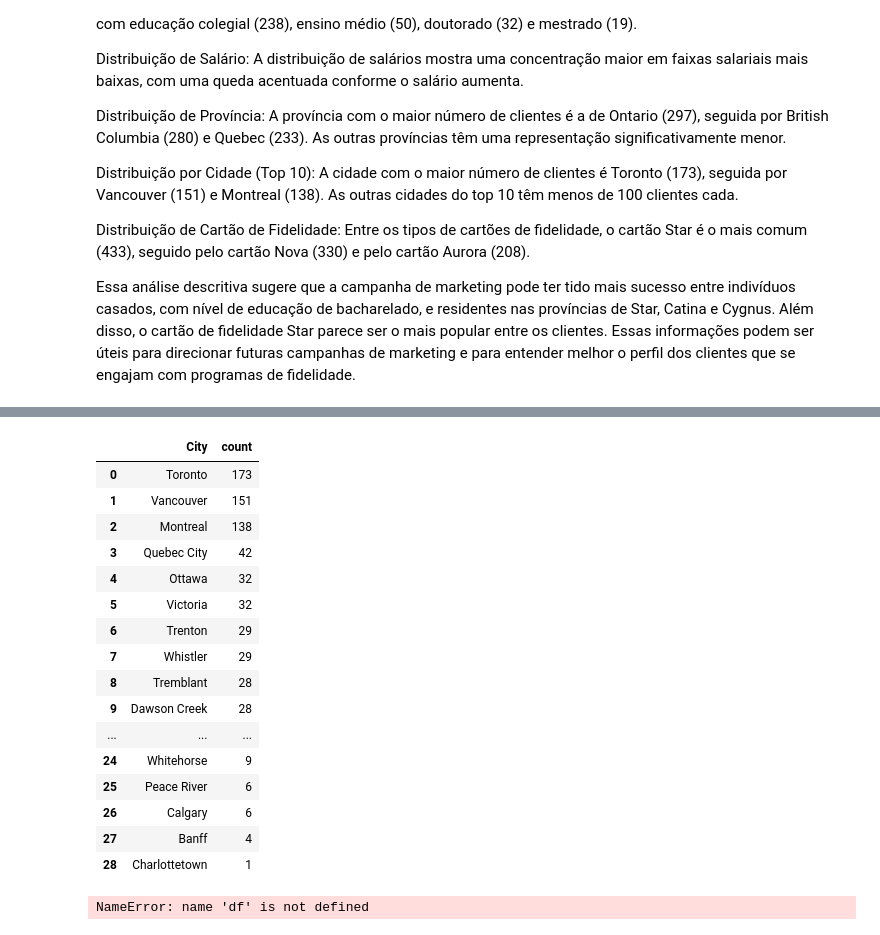
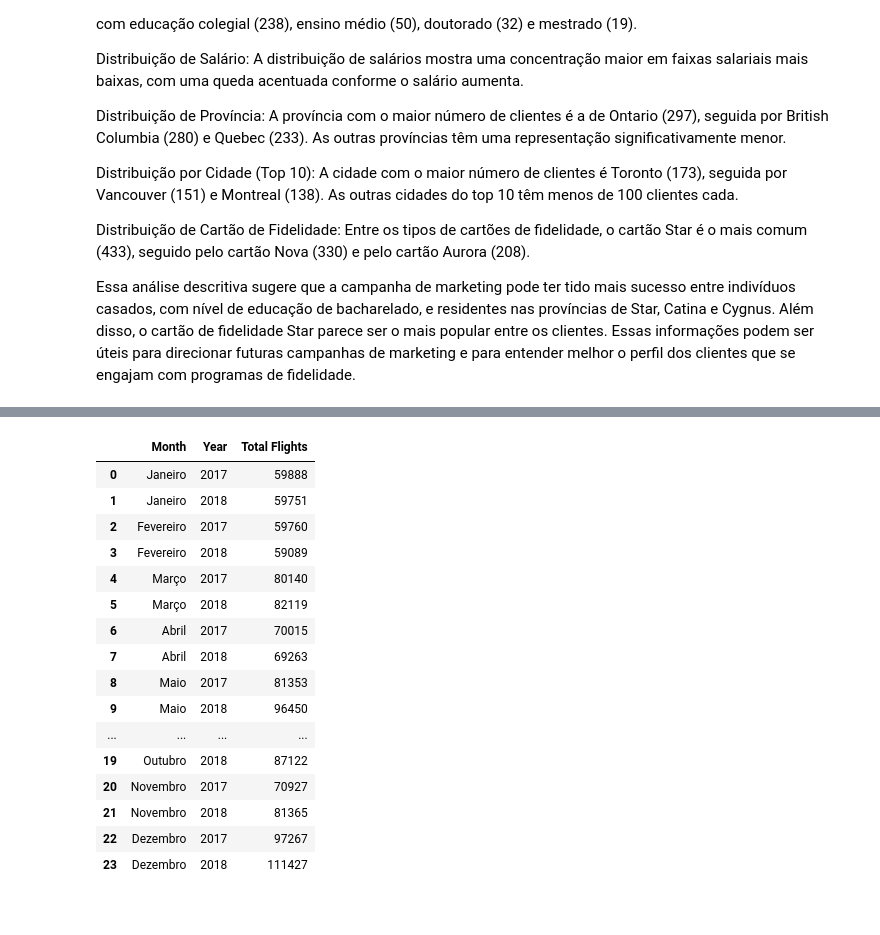
Before and after one commit to djalmarodriguess/Analise_Campanha_de_Marketing, a Jupyter notebook: main.ipynb, the cells around one changed output, grey strips where cells are left out. Cells and saved outputs as stored; diff of their text form; code cells hidden in the pictures.

```diff
--- a/main.ipynb
+++ b/main.ipynb
@@ -369,27 +353,28 @@ filtra_campanha
-# %%
-filtra_campanha['City'].value_counts().reset_index().sort_values(by = 'count', ascending = False)
-# %% [output]
-|  | City | count |
-| 0 | Toronto | 173 |
-| 1 | Vancouver | 151 |
-| 2 | Montreal | 138 |
-| 3 | Quebec City | 42 |
-| 4 | Ottawa | 32 |
-| 5 | Victoria | 32 |
-| 6 | Trenton | 29 |
-| 7 | Whistler | 29 |
-| 8 | Tremblant | 28 |
-| 9 | Dawson Creek | 28 |
-| ... | ... | ... |
-| 24 | Whitehorse | 9 |
-| 25 | Peace River | 6 |
-| 26 | Calgary | 6 |
-| 27 | Banff | 4 |
-| 28 | Charlottetown | 1 |
-# %%
-aux1 = df.groupby(['Month', 'Year'])['Total Flights'].sum().reset_index()
-aux1
-# %% [output]
-NameError: name 'df' is not defined
+# %%
+# Agrupando os dados por mês e ano e somando o total de voos
+aux1 = data_flight.groupby(['Month', 'Year'])['Total Flights'].sum().reset_index()
+
+# Mapeando os números dos meses para os nomes dos meses
+month_mapping = {1: 'Janeiro', 2: 'Fevereiro', 3: 'Março', 4: 'Abril', 5: 'Maio', 6: 'Junho', 7: 'Julho', 8: 'Agosto', 9: 'Setembro', 10: 'Outubro', 11: 'Novembro', 12: 'Dezembro'}
+aux1['Month'] = aux1['Month'].map(month_mapping)
+aux1
+# %% [output]
+|  | Month | Year | Total Flights |
+| 0 | Janeiro | 2017 | 59888 |
+| 1 | Janeiro | 2018 | 59751 |
+| 2 | Fevereiro | 2017 | 59760 |
+| 3 | Fevereiro | 2018 | 59089 |
+| 4 | Março | 2017 | 80140 |
+| 5 | Março | 2018 | 82119 |
+| 6 | Abril | 2017 | 70015 |
+| 7 | Abril | 2018 | 69263 |
+| 8 | Maio | 2017 | 81353 |
+| 9 | Maio | 2018 | 96450 |
+| ... | ... | ... | ... |
+| 19 | Outubro | 2018 | 87122 |
+| 20 | Novembro | 2017 | 70927 |
+| 21 | Novembro | 2018 | 81365 |
+| 22 | Dezembro | 2017 | 97267 |
+| 23 | Dezembro | 2018 | 111427 |
 # %%
 # Cria o gráfico de barras
```
Also changed, not shown: parts of 11 cells of this notebook.
